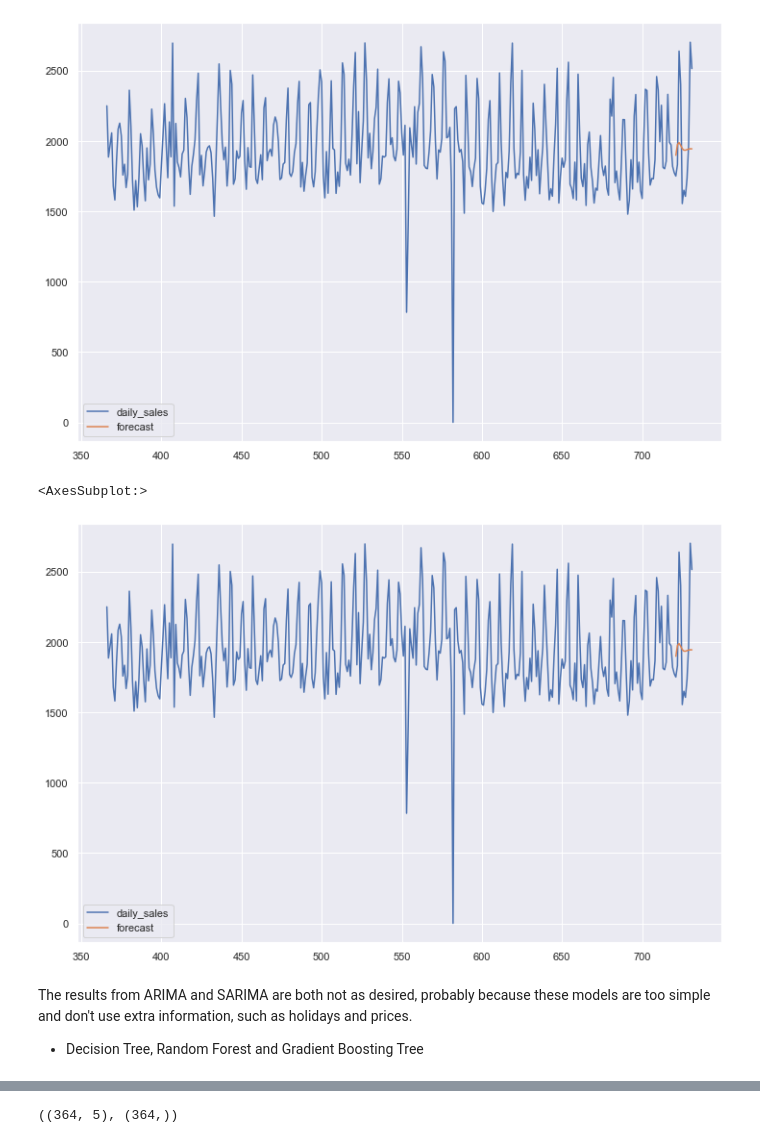
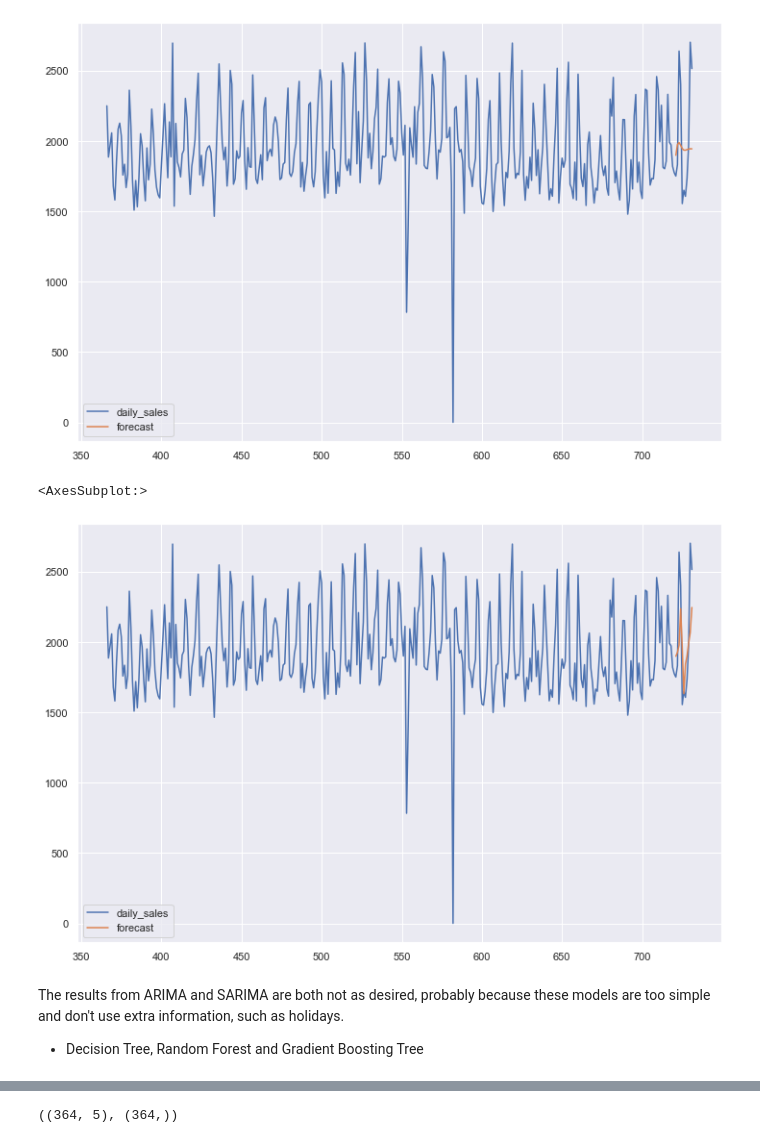
Before and after one commit to QingchuanLyu/Predicting-Walmart-Food-Sales, a Jupyter notebook: Walmart_Sales_Prediction_Qingchuan Lyu.ipynb, the cells around one changed output, grey strips where cells are left out. Cells and saved outputs as stored; diff of their text form; code cells hidden in the pictures.

```diff
--- a/Walmart_Sales_Prediction_Qingchuan Lyu.ipynb
+++ b/Walmart_Sales_Prediction_Qingchuan Lyu.ipynb
@@ -345,6 +344,8 @@ del input_data
 gc.collect()
 # %% [output]
 742
+# %%
+input_ca = pd.read_csv("/Users/qingchuanlyu/Documents/Application/Projects/time-series-analysis/Walmart Sales/input_ca.csv")
 # %%
 input_ca_cat = input_ca.groupby(['cat_id','d']).agg(daily_sales = ('demand', 'sum')).reset_index()
 # %%
@@ -471,7 +473,7 @@ fig = sm.graphics.tsa.plot_pacf(input_ca_hobbies['daily_sales'], lags = 40, ax=
 [figure]
 # %%
 #train ARIMA model accordingly
-ARMA_model = ARIMA(input_ca_hobbies['daily_sales'], order = (2, 0 , 1))
+ARMA_model = ARIMA(input_ca_hobbies['daily_sales'], order = (4, 0 , 1))
 model_fit = ARMA_model.fit()
-model_fit.summary()
+model_fit.aic
 # %% [output]
@@ -505,11 +490,12 @@ input_ca_hobbies[['daily_sales', 'forecast']].plot(figsize = (12, 8))
 sarima_model = sm.tsa.statespace.SARIMAX(input_ca_hobbies['daily_sales'], order = (2, 0, 1), seasonal_order = (2, 0, 1, 3))
 sarima_results = sarima_model.fit()
 # %%
-input_ca_hobbies['forecast'] = model_fit.predict(start=355, end = 365, dynamic = True)
+# Dynamic = False means the lagged dependent variables are used, rather than forecasted values
+input_ca_hobbies['forecast'] = model_fit.predict(start=355, end = 365, dynamic = False)
 input_ca_hobbies[['daily_sales', 'forecast']].plot(figsize = (12, 8))
 # %% [output]
 <AxesSubplot:>
-[figure, old version]
+[figure, new version]
 # %% [markdown]
-The results from ARIMA and SARIMA are both not as desired, probably because these models are too simple and don't use extra information, such as holidays and prices.
+The results from ARIMA and SARIMA are both not as desired, probably because these models are too simple and don't use extra information, such as holidays.
 * Decision Tree, Random Forest and Gradient Boosting Tree
```
Also changed, not shown: parts of 26 cells of this notebook.
